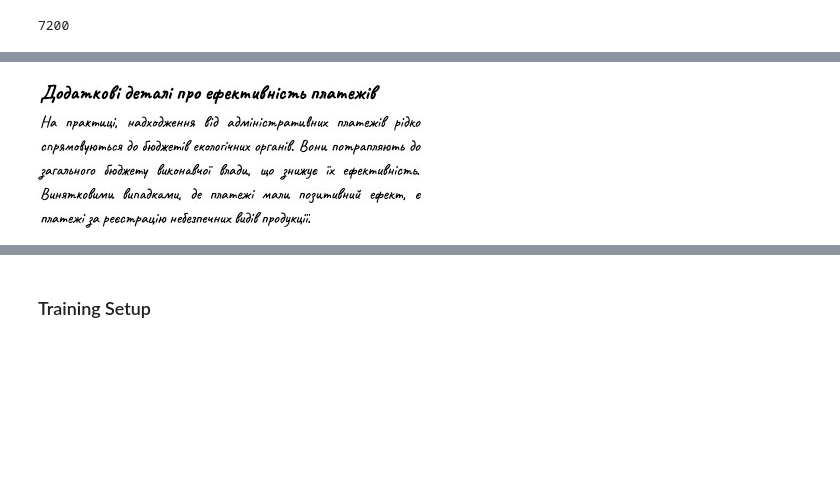
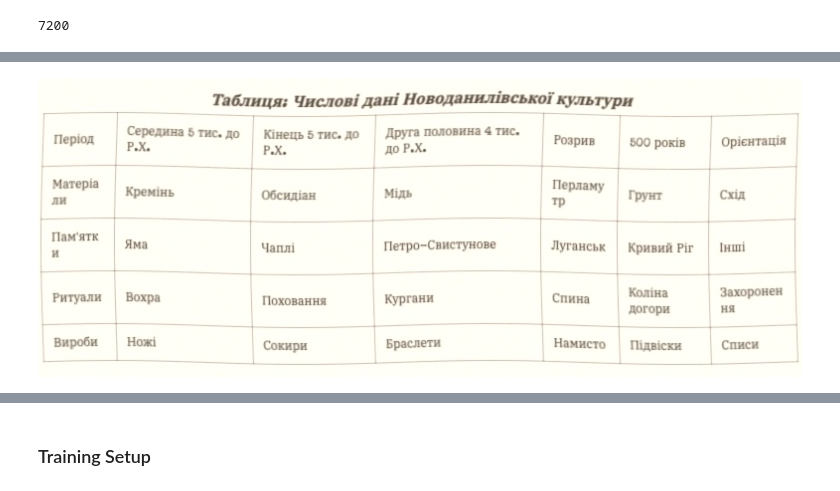
Before and after one commit to ansu0122/ucu-mt, a Jupyter notebook: src/doctrainer.ipynb, the cells around one changed output, grey strips where cells are left out. Cells and saved outputs as stored; diff of their text form; code cells hidden in the pictures; blank space fills up the shorter version.

Commit message:
training

```diff
--- a/src/doctrainer.ipynb
+++ b/src/doctrainer.ipynb
@@ -248,5 +277,5 @@ train_dataset_converted_transformed = ConversationDataset(train_dataset_inflated
 # %%
-train_dataset_inflated[1]["image"]
+train_dataset_inflated[0]["image"]
 # %% [output]
-[figure, old version]
+[figure, new version]
 # %%
```
Also changed, not shown: parts of 13 cells of this notebook, 1 other file.
